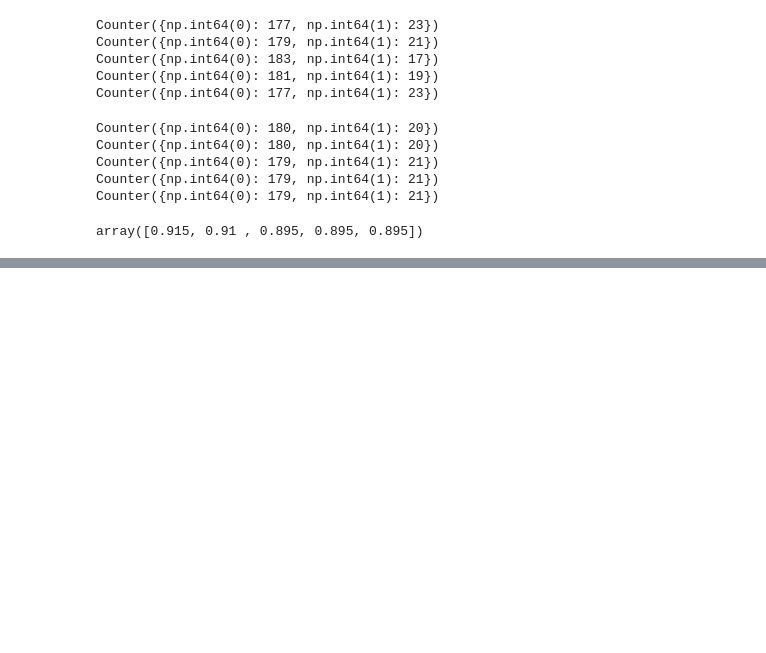
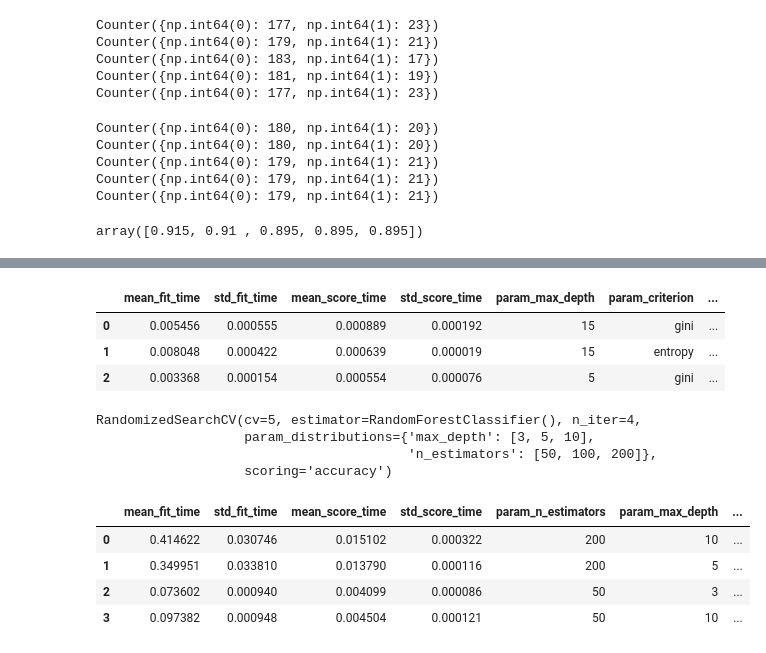
Before and after one commit to ThirumaleshV/AIE, a Jupyter notebook: ML/_4_Model_Evaluation&Fine_Tuning.ipynb, the cells around one changed output, grey strips where cells are left out. Drawn from its saved outputs; the diff is of its cells as text; code cells hidden in the pictures; blank space fills up the shorter version.

```diff
--- a/ML/_4_Model_Evaluation&Fine_Tuning.ipynb
+++ b/ML/_4_Model_Evaluation&Fine_Tuning.ipynb
@@ -629,0 +986,54 @@ array([0.915, 0.91 , 0.895, 0.895, 0.895])
+# %%
+from sklearn.model_selection import RandomizedSearchCV
+
+clf=RandomizedSearchCV(
+    DecisionTreeClassifier(),
+    {
+        "criterion":["gini","entropy"], #2 parameters
+        "max_depth":[5,10,15]          #3 parameters  so 2*3=6 its creaates 6 model
+    },
+    cv=5,
+    return_train_score=False,
+    n_iter=3 # ur are giving 3 so it selects random parameters and train only 3 models
+)
+
+clf.fit(X,y)
+df=pd.DataFrame(clf.cv_results_)
+df
+# %% [output]
+|  | mean_fit_time | std_fit_time | mean_score_time | std_score_time | param_max_depth | param_criterion | ... |
+| 0 | 0.005456 | 0.000555 | 0.000889 | 0.000192 | 15 | gini | ... |
+| 1 | 0.008048 | 0.000422 | 0.000639 | 0.000019 | 15 | entropy | ... |
+| 2 | 0.003368 | 0.000154 | 0.000554 | 0.000076 | 5 | gini | ... |
+# %%
+from sklearn.model_selection import RandomizedSearchCV
+from sklearn.ensemble import RandomForestClassifier
+
+param_grid = {
+    "n_estimators": [50, 100, 200],
+    "max_depth": [3, 5, 10]
+}
+
+random_search = RandomizedSearchCV(
+    RandomForestClassifier(),
+    param_grid,
+    n_iter=4,
+    cv=5,
+    scoring="accuracy"
+)
+#If you don't give scoring, scikit-learn uses the estimator's default .score() method.
+# For RandomForestClassifier, .score() = accuracy.
+random_search.fit(X, y)
+# %% [output]
+RandomizedSearchCV(cv=5, estimator=RandomForestClassifier(), n_iter=4,
+                   param_distributions={'max_depth': [3, 5, 10],
+                                        'n_estimators': [50, 100, 200]},
+                   scoring='accuracy')
+# %%
+pd.DataFrame(random_search.cv_results_)
+# %% [output]
+|  | mean_fit_time | std_fit_time | mean_score_time | std_score_time | param_n_estimators | param_max_depth | ... |
+| 0 | 0.414622 | 0.030746 | 0.015102 | 0.000322 | 200 | 10 | ... |
+| 1 | 0.349951 | 0.033810 | 0.013790 | 0.000116 | 200 | 5 | ... |
+| 2 | 0.073602 | 0.000940 | 0.004099 | 0.000086 | 50 | 3 | ... |
+| 3 | 0.097382 | 0.000948 | 0.004504 | 0.000121 | 50 | 10 | ... |
```
Also changed, not shown: parts of 24 cells of this notebook.
